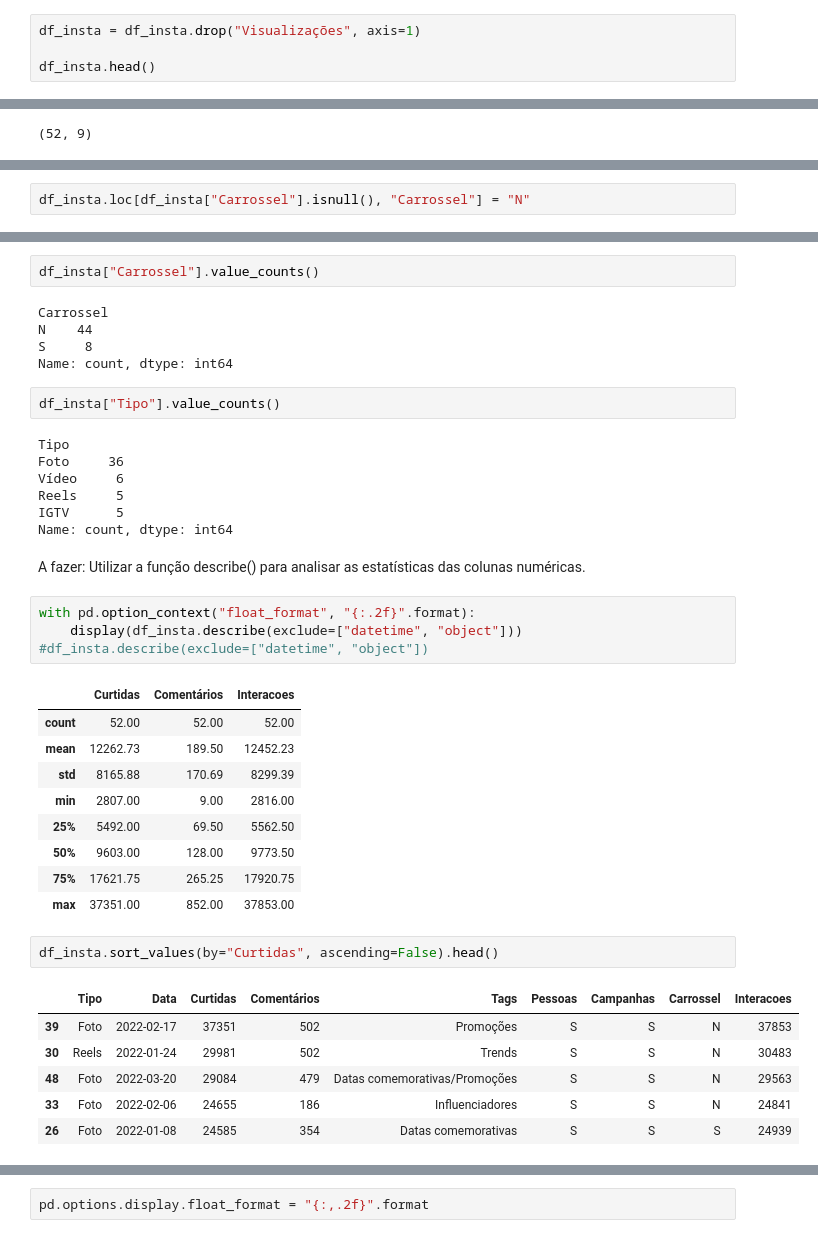
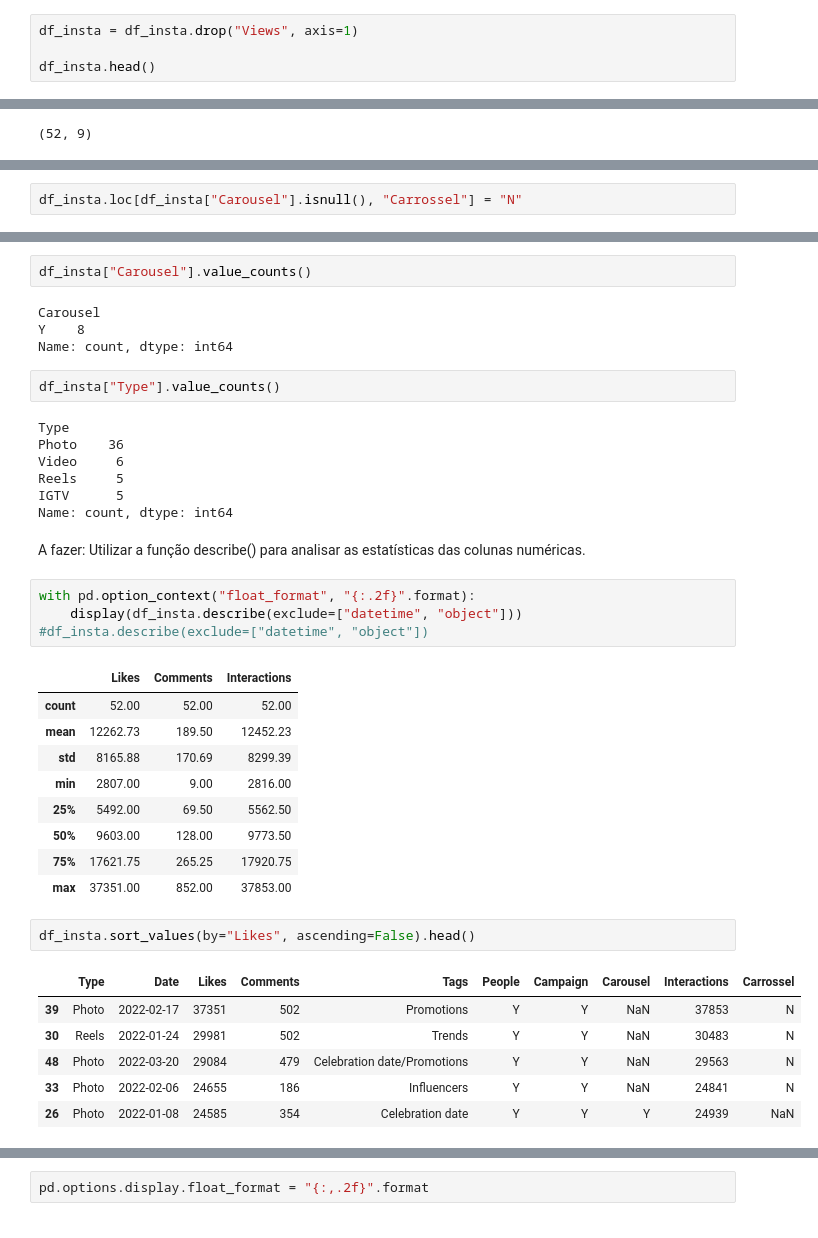
Before and after one commit to galhanogabriel/Project-Instagram-Analysis, a Jupyter notebook: notebooks/01_GG_analise_projeto.ipynb, the cells around one changed output, grey strips where cells are left out. Cells and saved outputs as stored; diff of their text form.

```diff
--- a/notebooks/01_GG_analise_projeto.ipynb
+++ b/notebooks/01_GG_analise_projeto.ipynb
@@ -24,5 +26,5 @@ df_insta.head()
 # %%
-df_insta = df_insta.drop("Visualizações", axis=1)
+df_insta = df_insta.drop("Views", axis=1)
 
 df_insta.head()
 # %% [output]
@@ -98,5 +100,5 @@ A fazer: Assumir que os valores nulos na coluna "carrossel" representam "N", já
 # %%
-df_insta.loc[df_insta["Carrossel"].isnull(), "Carrossel"] = "N"
+df_insta.loc[df_insta["Carousel"].isnull(), "Carrossel"] = "N"
 # %%
 df_insta.info()
 # %% [output]
@@ -119,16 +122,15 @@ memory usage: 3.8+ KB
 # %%
-df_insta["Carrossel"].value_counts()
+df_insta["Carousel"].value_counts()
 # %% [output]
-Carrossel
-N    44
-S     8
+Carousel
+Y    8
 Name: count, dtype: int64
 # %%
-df_insta["Tipo"].value_counts()
+df_insta["Type"].value_counts()
 # %% [output]
-Tipo
-Foto     36
-Vídeo     6
+Type
+Photo    36
+Video     6
 Reels     5
 IGTV      5
 Name: count, dtype: int64
@@ -139,7 +141,7 @@ with pd.option_context("float_format", "{:.2f}".format):
     display(df_insta.describe(exclude=["datetime", "object"]))
 #df_insta.describe(exclude=["datetime", "object"])
 # %% [output]
-|  | Curtidas | Comentários | Interacoes |
+|  | Likes | Comments | Interactions |
 | count | 52.00 | 52.00 | 52.00 |
 | mean | 12262.73 | 189.50 | 12452.23 |
 | std | 8165.88 | 170.69 | 8299.39 |
@@ -149,12 +151,12 @@ with pd.option_context("float_format", "{:.2f}".format):
 | 75% | 17621.75 | 265.25 | 17920.75 |
 | max | 37351.00 | 852.00 | 37853.00 |
 # %%
-df_insta.sort_values(by="Curtidas", ascending=False).head()
+df_insta.sort_values(by="Likes", ascending=False).head()
 # %% [output]
-|  | Tipo | Data | Curtidas | Comentários | Tags | Pessoas | Campanhas | Carrossel | Interacoes |
-| 39 | Foto | 2022-02-17 | 37351 | 502 | Promoções | S | S | N | 37853 |
-| 30 | Reels | 2022-01-24 | 29981 | 502 | Trends | S | S | N | 30483 |
-| 48 | Foto | 2022-03-20 | 29084 | 479 | Datas comemorativas/Promoções | S | S | N | 29563 |
-| 33 | Foto | 2022-02-06 | 24655 | 186 | Influenciadores | S | S | N | 24841 |
-| 26 | Foto | 2022-01-08 | 24585 | 354 | Datas comemorativas | S | S | S | 24939 |
+|  | Type | Date | Likes | Comments | Tags | People | Campaign | Carousel | Interactions | Carrossel |
+| 39 | Photo | 2022-02-17 | 37351 | 502 | Promotions | Y | Y | NaN | 37853 | N |
+| 30 | Reels | 2022-01-24 | 29981 | 502 | Trends | Y | Y | NaN | 30483 | N |
+| 48 | Photo | 2022-03-20 | 29084 | 479 | Celebration date/Promotions | Y | Y | NaN | 29563 | N |
+| 33 | Photo | 2022-02-06 | 24655 | 186 | Influencers | Y | Y | NaN | 24841 | N |
+| 26 | Photo | 2022-01-08 | 24585 | 354 | Celebration date | Y | Y | Y | 24939 | NaN |
 # %%
```
Also changed, not shown: parts of 48 cells of this notebook.
